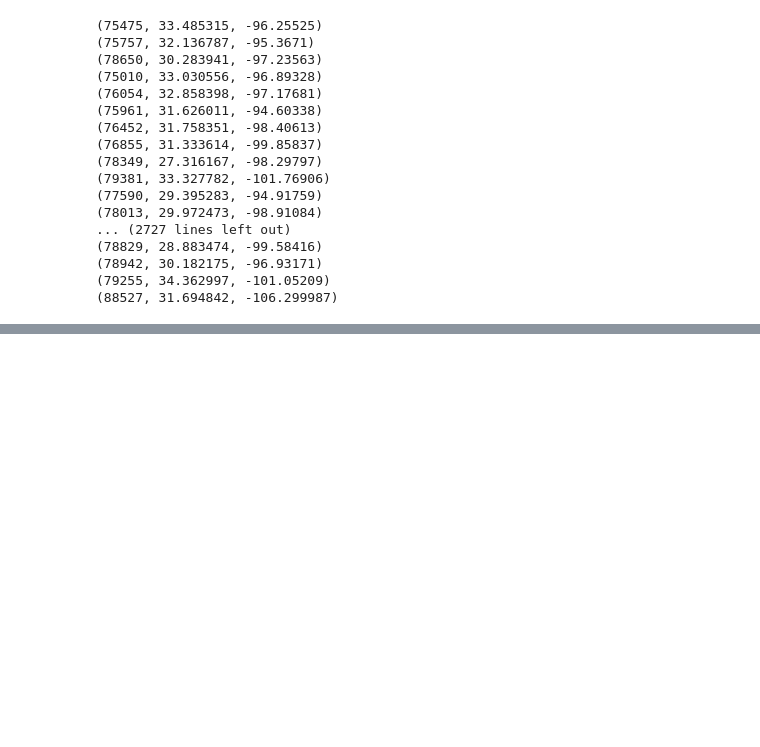
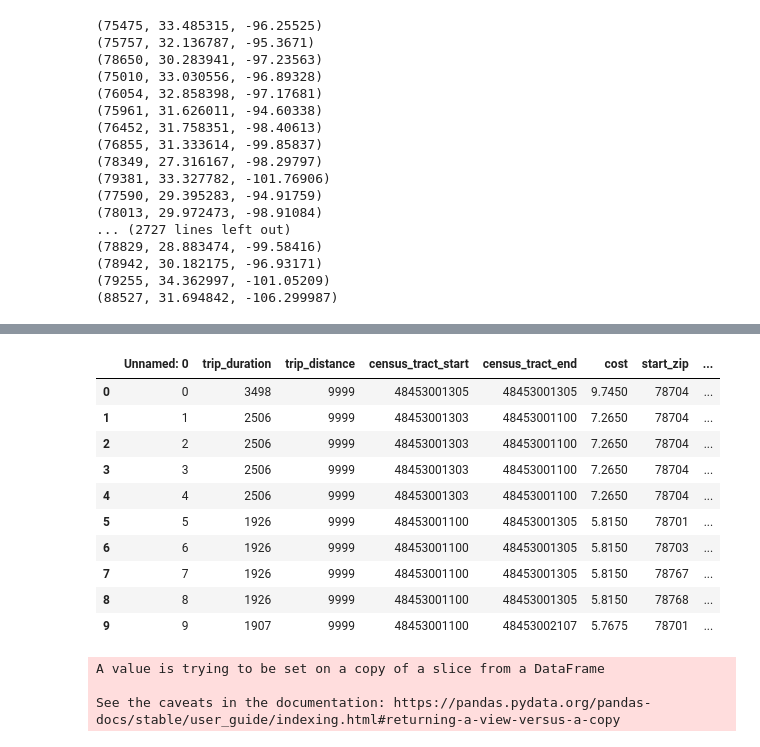
Before and after one commit to JansenKat/scooter-app, a Jupyter notebook: Sql Code_copy.ipynb, the cells around one changed output, grey strips where cells are left out. Saved outputs shown, nothing was run; the diff lists cells and outputs as text; code cells hidden in the pictures; blank space fills up the shorter version.

```diff
--- a/Sql Code_copy.ipynb
+++ b/Sql Code_copy.ipynb
@@ -96,0 +111,7 @@ GeocoderTimedOut: Service timed out
+# %%
+my_list1=[]
+for x in data_df['end_zip']:
+    geolocator = Nominatim(user_agent="longest_ride")
+    my_list1.append(geolocator.geocode(x))
+#     location('United States')
+print(my_list1)
@@ -100,0 +136,8 @@ new_df
+# %%
+
+new_df1=pd.DataFrame(my_list1)
+
+new_df1
+
+for d in my_list1:
+    print(d)
@@ -129,0 +191,2 @@ for z in zips_data:
+# %%
+data_df['starting cordinates'] = new_df[1]
@@ -129,0 +202,22 @@ for z in zips_data:
+# %%
+data_df['ending cordinates'] = new_df1[1]
+# %%
+data_df
+# %% [output]
+|  | Unnamed: 0 | trip_duration | trip_distance | census_tract_start | census_tract_end | cost | start_zip | ... |
+| 0 | 0 | 3498 | 9999 | 48453001305 | 48453001305 | 9.7450 | 78704 | ... |
+| 1 | 1 | 2506 | 9999 | 48453001303 | 48453001100 | 7.2650 | 78704 | ... |
+| 2 | 2 | 2506 | 9999 | 48453001303 | 48453001100 | 7.2650 | 78704 | ... |
+| 3 | 3 | 2506 | 9999 | 48453001303 | 48453001100 | 7.2650 | 78704 | ... |
+| 4 | 4 | 2506 | 9999 | 48453001303 | 48453001100 | 7.2650 | 78704 | ... |
+| 5 | 5 | 1926 | 9999 | 48453001100 | 48453001305 | 5.8150 | 78701 | ... |
+| 6 | 6 | 1926 | 9999 | 48453001100 | 48453001305 | 5.8150 | 78703 | ... |
+| 7 | 7 | 1926 | 9999 | 48453001100 | 48453001305 | 5.8150 | 78767 | ... |
+| 8 | 8 | 1926 | 9999 | 48453001100 | 48453001305 | 5.8150 | 78768 | ... |
+| 9 | 9 | 1907 | 9999 | 48453001100 | 48453002107 | 5.7675 | 78701 | ... |
+# %%
+data_df["ending cordinates"][2] = (30.326374,-97.771258)
+# %% [output]
+A value is trying to be set on a copy of a slice from a DataFrame
+
+See the caveats in the documentation: https://pandas.pydata.org/pandas-docs/stable/user_guide/indexing.html#returning-a-view-versus-a-copy
```
Also changed, not shown: parts of 18 cells of this notebook, 3 other files.
